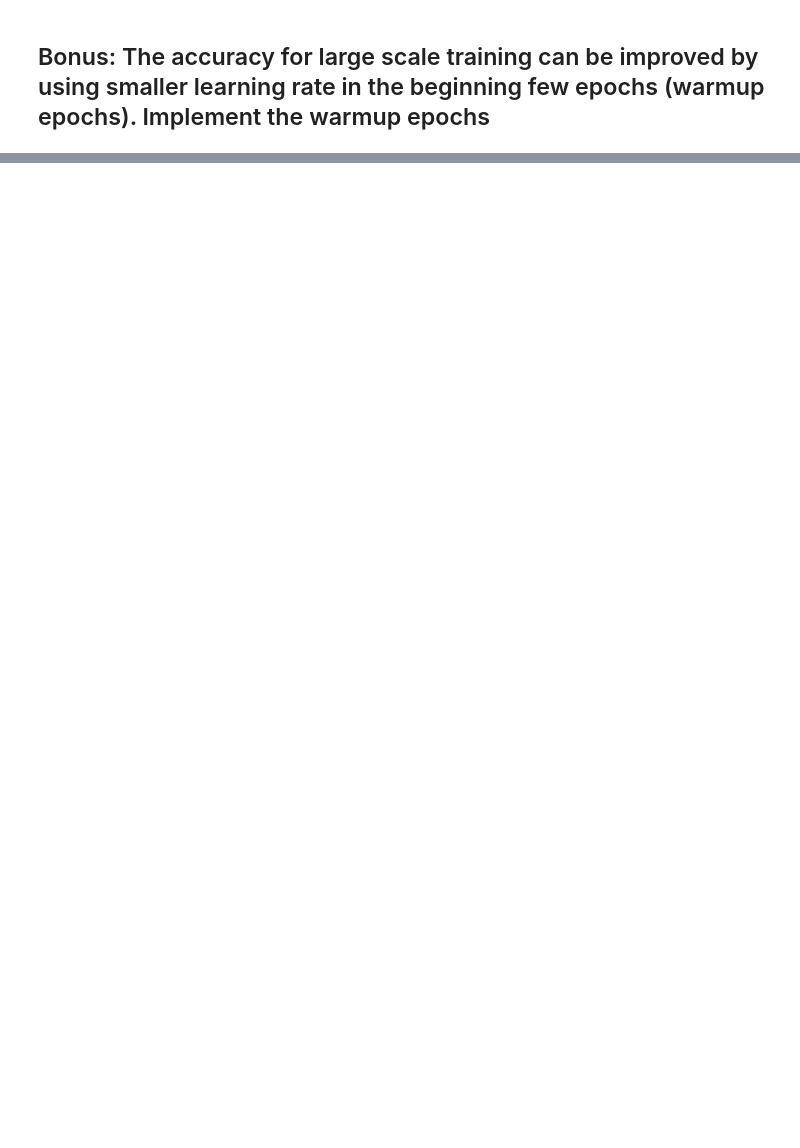
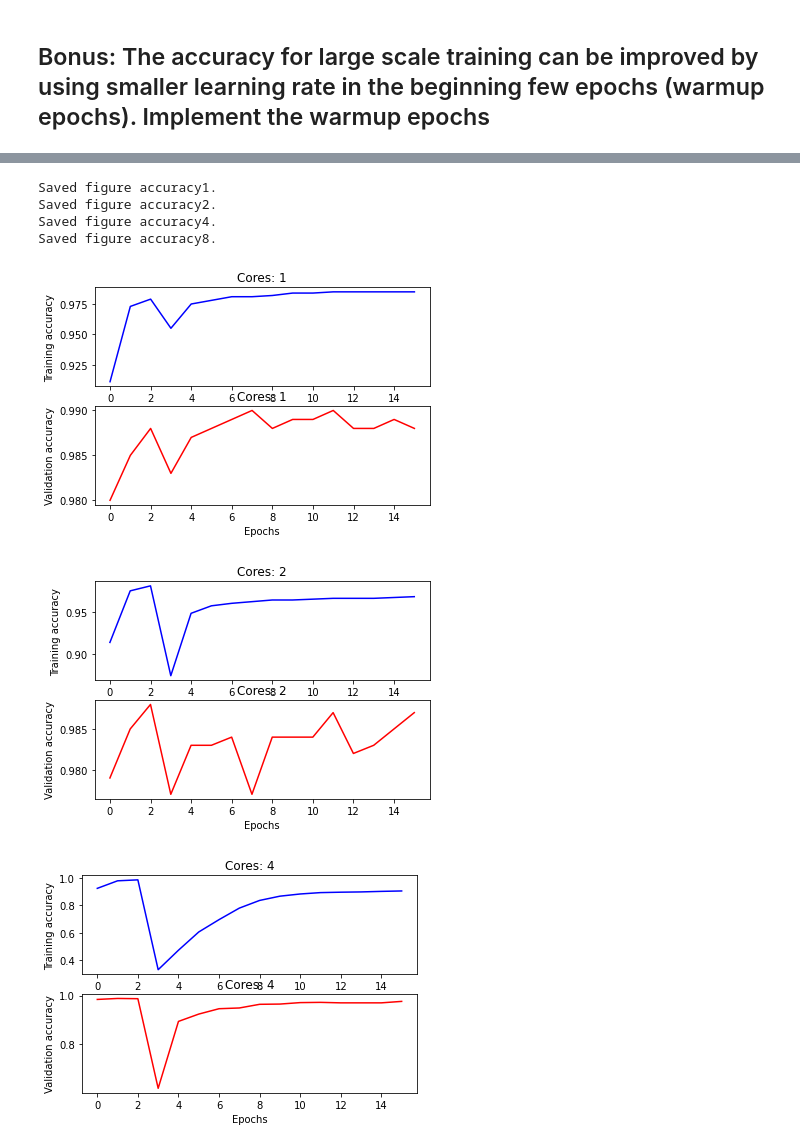
Before and after one commit to Socratesnote/ai-science-training-series, a Jupyter notebook: 06_distributedTraining/homework/2022-10-31_ThomasPlaisier_Session06.ipynb, the cells around one changed output, grey strips where cells are left out. Cells and saved outputs as stored; diff of their text form; code cells hidden in the pictures; blank space fills up the shorter version.

```diff
--- a/06_distributedTraining/homework/2022-10-31_ThomasPlaisier_Session06.ipynb
+++ b/06_distributedTraining/homework/2022-10-31_ThomasPlaisier_Session06.ipynb
@@ -90,0 +108,59 @@ Saved figure accuracy8.
+# %%
+# Load log file.
+for n in [1, 2, 4, 8]:
+    this_log = f'mnist_log_n_{n}_wu.log'
+
+    file_read = open(this_log, "r")
+
+    lines = file_read.readlines()
+
+    training_accuracy = []
+    validation_accuracy = []
+
+    training_expression = 'training Acc: (?P<t>\w+\.\w+)'
+    training_object = re.compile(training_expression)
+
+    validation_expression = 'val Acc: (?P<v>\w+\.\w+)'
+    validation_object = re.compile(validation_expression)
+
+    for line in lines:
+        is_training = training_object.search(line)
+        if is_training is not None:
+            acc = is_training.group('t')
+            training_accuracy.append(float(acc))
+
+        is_validation = validation_object.search(line)
+        if is_validation is not None:
+            acc = is_validation.group('v')
+            validation_accuracy.append(float(acc))
+
+    file_read.close()
+
+    # dt_string = datetime.datetime.now().strftime("%Y_%m_%d_%H_%M_%S")
+    # network_name = network_folder[0:-1]
+    # Plot.
+    plt.figure()
+    plt.subplot(211)
+    plt.plot(training_accuracy, color='blue')
+    plt.title(f'Cores: {n}')
+    plt.xlabel("Epochs")
+    plt.ylabel("Training accuracy")
+    # plot accuracy
+    plt.subplot(212)
+    plt.plot(validation_accuracy, color='red')
+    plt.title(f'Cores: {n}')
+    plt.xlabel("Epochs")
+    plt.ylabel("Validation accuracy")
+    # save plot to file
+    plt.savefig(f'accuracy_{n}_wu.pdf')
+    plt.savefig(f'accuracy_{n}_wu.png')
+    # plt.close()
+    print(f'Saved figure accuracy{n}.')
+# %% [output]
+Saved figure accuracy1.
+Saved figure accuracy2.
+Saved figure accuracy4.
+Saved figure accuracy8.
+[figure, added]
+[figure, added]
+[figure, added]
```
Also changed, not shown: parts of 3 cells of this notebook, 17 other files.
